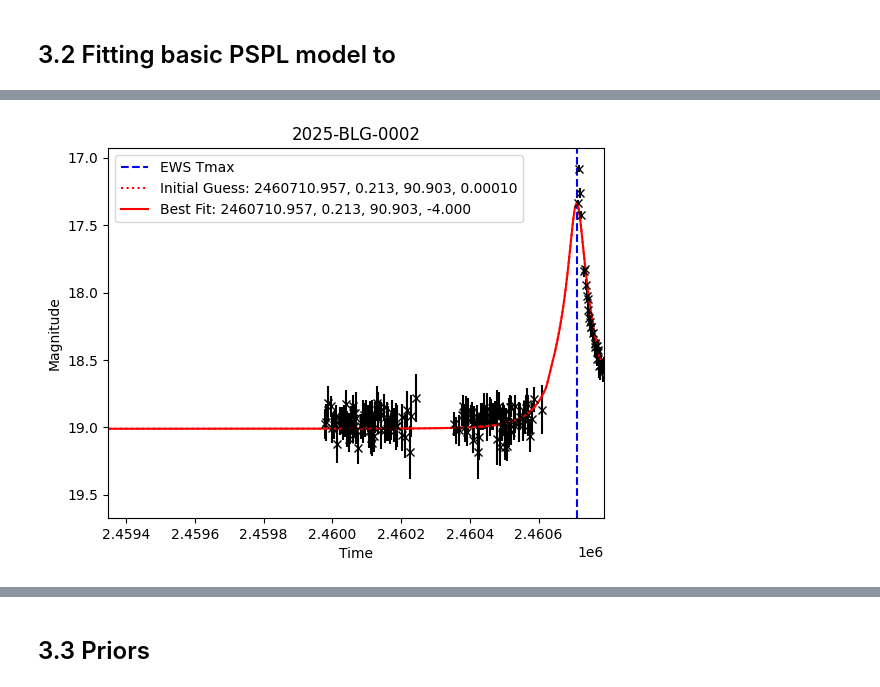
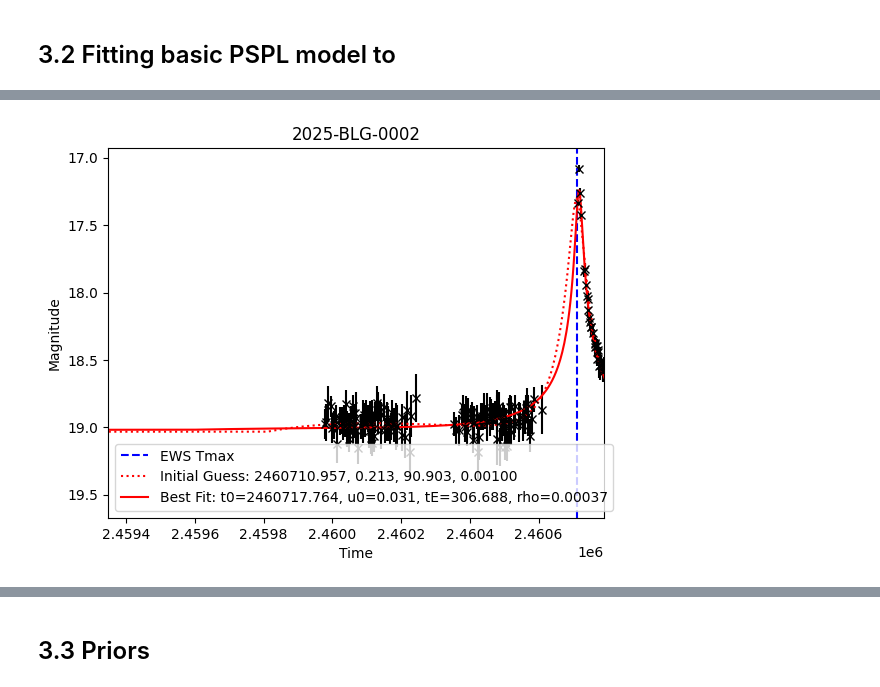
Before and after one commit to AmberLee2427/minicourses, a Jupyter notebook: chapter5/Chapter5.ipynb, the cells around one changed output, grey strips where cells are left out. Cells and saved outputs as stored; diff of their text form; code cells hidden in the pictures.

```diff
--- a/chapter5/Chapter5.ipynb
+++ b/chapter5/Chapter5.ipynb
@@ -750,7 +745,7 @@ def mulens_neglogP_function(theta, parameters_to_fit, event, verbose=False):
 # %%
 
 # Function to process a single event
-def process_event(i, ews_df, n, start_time, verbose=True, log_rho=True):
+def process_event(i, ews_df, n, start_time, verbose=True, log_rho_prior=True):
 
     # Event stuff
     event = ews_df['Event'][i]
@@ -765,6 +760,7 @@ def process_event(i, ews_df, n, start_time, verbose=True, log_rho=True):
     u_0_0 = ews_df['Umin'][i] * 1.1  # initial guess
     t_E_0 = ews_df['tau'][i] * 1.1  # initial guess
     t_window = (t_0_0 - 15.0 * t_E_0, t_0_0 + 15.0 * t_E_0)
+    rho_0 = 0.001  # initial guess
 
     if t_E_0 > 50:  # liekly remnant (they do derpy stuff in the wings)
         mag_method = finite_source_methods[0]  # Note: `finite_source_uniform_Gould94`
@@ -776,11 +772,8 @@ def process_event(i, ews_df, n, start_time, verbose=True, log_rho=True):
                                                # modeling, consider switching to
                                                # `WittMao94` variants (method 2
                                                # or 4).
-        rho_0 = 0.0001  # initial guess
-
     else:  # likely MS star
         mag_method = finite_source_methods[0]
-        rho_0 = 0.001  # initial guess
 
     if verbose:
         print('\n', event)
@@ -788,7 +781,7 @@ def process_event(i, ews_df, n, start_time, verbose=True, log_rho=True):
         print(f't_0_0: {t_0_0:1.3f}')
         print(f'u_0_0: {u_0_0:1.3f}')
         print(f't_E_0: {t_E_0:1.3f}')
-        print(f'rho_0: {rho_0:1.3f}')
+        print(f'rho_0: {rho_0:1.5f}')
         print(f'Method = {mag_method}')
         print('-----------------')
         print(f'Time started: {time.strftime("%Y-%m-%d %H:%M:%S", time.localtime())}')
@@ -803,11 +796,9 @@ def process_event(i, ews_df, n, start_time, verbose=True, log_rho=True):
                      fmt='x',
                      color='black'
                      )
-        plt.axvline(ews_df['Tmax (HJD)'][i], color='blue', linestyle='--', label='EWS Tmax')
+        plt.axvline(ews_df['Tmax (HJD)'][i], color='blue', linestyle='--', label=r'EWS $T_{max}$')
 
         plt.title(event)
-        plt.xlabel('HJD')
-        plt.ylabel('I magnitude')
 
     # Data as a list of numpy arrays
     data_list = [data['HJD'].to_numpy(), data['I magnitude'].to_numpy(), data['magnitude error'].to_numpy()]
@@ -832,10 +823,6 @@ def process_event(i, ews_df, n, start_time, verbose=True, log_rho=True):
                                           )  # rho <= 0.1
     event_object = MulensModel.Event(datasets=data_object, model=fspl_model)
 
-    parameters_to_fit = ["t_0", "u_0", "t_E", "rho"]
-    if log_rho:
-        parameters_to_fit = ["t_0", "u_0", "t_E", "log_rho"]
-
     # Plot the initial model
     if i % n == 0:
         event_object.plot_model(color='r',
@@ -845,11 +832,17 @@ def process_event(i, ews_df, n, start_time, verbose=True, log_rho=True):
                                          ],
                                 label='Initial Guess: %1.3f, %1.3f, %1.3f, %1.5f' %(t_0_0, u_0_0, t_E_0, rho_0)
                                 )
+
     # get initial chi2
     initial_chi2 = event_object.get_chi2()
 
+    # index order
+    parameters_to_fit = ["t_0", "u_0", "t_E", "rho"]
+    if log_rho_prior:
+        parameters_to_fit = ["t_0", "u_0", "t_E", "log_rho"]
+
     # Fit using scipy Nelder-Mead
-    if log_rho:
+    if log_rho_prior:
         result = minimize(mulens_neglogP_function,
                           [t_0_0, u_0_0, t_E_0, np.log10(rho_0)],
                           args=(parameters_to_fit,
@@ -858,60 +851,74 @@ def process_event(i, ews_df, n, start_time, verbose=True, log_rho=True):
                           ) # log rho prior
     else:
         result = minimize(mulens_neglogP_function,
-                          [t_0_0, u_0_0, t_E_0, np.log10(rho_0)],
+                          [t_0_0, u_0_0, t_E_0, rho_0],
                           args=(parameters_to_fit,
                           event_object),
                           method='Nelder-Mead'
                           )
 
-    # Print the results
+    # Make sure the values in event_object are the best fit values
+    neglogP_final = mulens_neglogP_function(result.x, parameters_to_fit, event_object, verbose=False)
+
     if verbose:
-        print('-----------------')
-        print(f't_0: {result.x[0]:1.3f}')
-        print(f'u_0: {result.x[1]:1.3f}')
-        print(f't_E: {result.x[2]:1.3f}')
-        if log_rho:
-            print(f'rho: {10**result.x[3]:1.5f}')
-        else:
-            print(f'rho: {result.x[3]:1.5f}')
         print('-----------------')
         print(f'Time elapsed: {time.time() - event_start_time} seconds')
         print('-----------------')
-        mulens_neglogP_function(result.x, parameters_to_fit, event_object, verbose=True)
+        neglogP_final = mulens_neglogP_function(result.x, parameters_to_fit, event_object, verbose=True)
         print('-----------------')
-        print(f'Initial chi2: {initial_chi2}')
-        print(f'Final chi2: {event_object.get_chi2()}')
+        print(f't_0: {event_object.model.parameters.t_0:1.3f} ({result.x[0]:1.3f})')
+        print(f'u_0: {event_object.model.parameters.u_0:1.3f} ({result.x[1]:1.3f})')
+        print(f't_E: {event_object.model.parameters.t_E:1.3f} ({result.x[2]:1.3f})')
+        print(f'rho: {event_object.model.parameters.rho:1.5f} ({result.x[3]:1.5f})') # Always rho here
+        print('-----------------')
+        print(f'Final -logP check: {neglogP_final}')
+        print('-----------------')
+        print(f'Initial chi2 (from initial guess): {initial_chi2}')
+        print(f'Final chi2 (from event object): {event_object.get_chi2()}')
         print(f'Delta chi2: {event_object.get_chi2() - initial_chi2}')
         print('Delta chi2/dof: ',(event_object.get_chi2() - initial_chi2) / (len(data['HJD']) - 4))
         print('-----------------')
 
-    # Plot the fit model and show
+
+    # Plot the fit model and show (event_object now has correct params)
     if i % n == 0:
-        chi2_fun(result.x, parameters_to_fit, event_object)
+        # Construct the label string from the corrected event_object model state
+        label = 'Best Fit: {0.t_0:1.3f}, {0.u_0:1.3f}, {0.t_E:1.3f}, {0.rho:1.5f}'.format(event_object.model.parameters)
+
         event_object.plot_model(color='r',
                                 linestyle='-',
-                                t_range=[min(data['HJD']),
-                                         max(data['HJD'])
-                                         ],
-                                label='Best Fit: {0[0]:1.3f}, {0[1]:1.3f}, {0[2]:1.3f}, {0[3]:1.3f}'.format(result.x)  # Corrected line
+                                t_range=[min(data['HJD']), max(data['HJD'])],
+                                label=label
                                 )
-        t_0 = result.x[0]
-        t_E = result.x[2]
+        # Use parameters from the event object model for plot limits etc.
+        t_0 = event_object.model.parameters.t_0
+        t_E = event_object.model.parameters.t_E
+        # Define plot window based on final params or keep original? Your choice.
+        # Using original t_window:
         plt.xlim(max(min(data['HJD']), t_window[0]),
                  min(max(data['HJD']), t_window[1])
                  )
-        plt.legend()
+        plt.legend(loc='upper left')
+        plt.xlabel('HJD')
+        plt.ylabel('I magnitude')
         plt.savefig(f'./{event}.png', bbox_inches='tight')
         plt.show()
 
-    return i, result.x
+    # Return the actual best-fit parameters found by minimize
+    # You might want to return the converted values for consistency
+    final_params_values = list(result.x)
+    if log_rho_prior:
+        log_rho_idx = parameters_to_fit.index('log_rho')
+        final_params_values[log_rho_idx] = 10**final_params_values[log_rho_idx] # Convert log_rho back to rho
+
+    return i, final_params_values # Return values, maybe with rho always as rho
 
 
 # numpy array for the fit params
 fit_params = np.zeros((ews_df.shape[0], 4))
 
 plot_fraction = 1.0
-N=30
+N=10
 
 start_time = time.time()
 for i in range(N):
@@ -919,7 +926,8 @@ for i in range(N):
                               ews_df,
                               int(1/plot_fraction),
                               start_time,
-                              verbose=True
+                              verbose=True,
+                              log_rho_prior=True
                               )
     fit_params[i] = result
 
@@ -973,5 +981,5 @@ Delta chi2/dof:  0.0
 -----------------
-[figure, old version]
+[figure, new version]
  2025-BLG-0003
 -----------------
 t_0_0: 2460737.016
```
Also changed, not shown: parts of 4 cells of this notebook.
